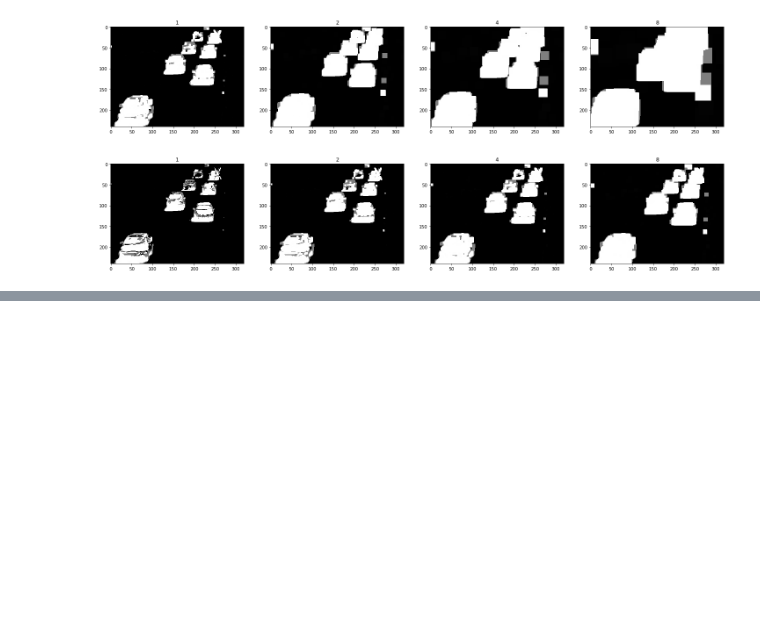
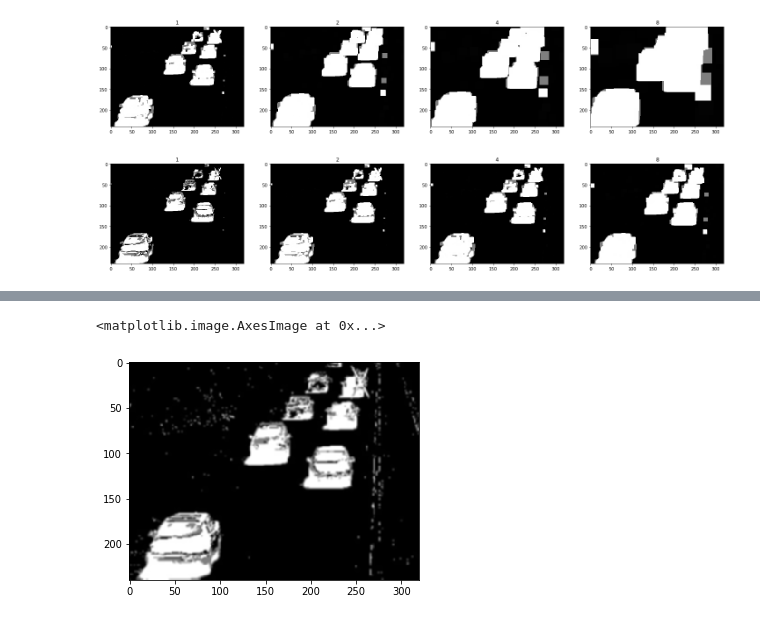
Before and after one commit to kartikarcot/CCTV_Footage_Summarisation, a Jupyter notebook: motionDetect.ipynb, the cells around one changed output, grey strips where cells are left out. Drawn from its saved outputs; the diff is of its cells as text; code cells hidden in the pictures; blank space fills up the shorter version.

```diff
--- a/motionDetect.ipynb
+++ b/motionDetect.ipynb
@@ -319,0 +368,5 @@ for image in images:
+# %%
+plt.imshow(img1)
+# %% [output]
+<matplotlib.image.AxesImage at 0x...>
+[figure, added]
```
Also changed, not shown: parts of 6 cells of this notebook, 1 other file.
